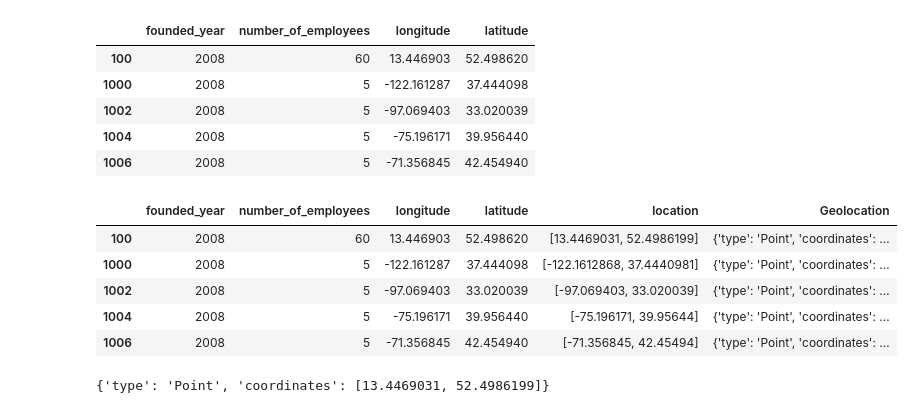
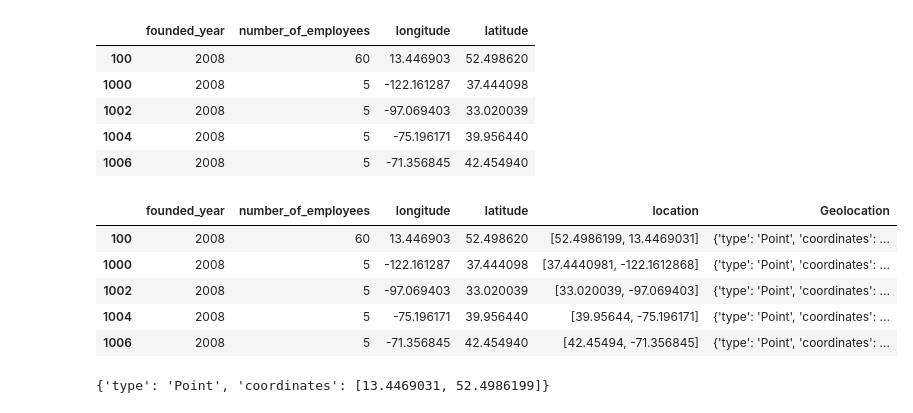
Before and after one commit to Viktor200606/datamex-0719, a Jupyter notebook: semana5/lab-geoloc/your-code/Q2.ipynb, the cells around one changed output. Saved outputs shown, nothing was run; the diff lists cells and outputs as text; code cells hidden in the pictures.

Commit message:
Terminado q2 startup en san francisco

```diff
--- a/semana5/lab-geoloc/your-code/Q2.ipynb
+++ b/semana5/lab-geoloc/your-code/Q2.ipynb
@@ -24,17 +25,17 @@ startups1.head()
 | 1004 | 2008 | 5 | -75.196171 | 39.956440 |
 | 1006 | 2008 | 5 | -71.356845 | 42.454940 |
 # %%
-startups1['location'] = startups1.apply(lambda x: [x.longitude, x.latitude], axis=1)
+startups1['location'] = startups1.apply(lambda x: [x.latitude, x.longitude], axis=1)
 startups1['Geolocation'] = startups1.apply(lambda x: { "type":"Point", "coordinates":[x.longitude, x.latitude]}, axis=1)
 
 startups1.head()
 # %% [output]
 |  | founded_year | number_of_employees | longitude | latitude | location | Geolocation |
-| 100 | 2008 | 60 | 13.446903 | 52.498620 | [13.4469031, 52.4986199] | {'type': 'Point', 'coordinates': ... |
-| 1000 | 2008 | 5 | -122.161287 | 37.444098 | [-122.1612868, 37.4440981] | {'type': 'Point', 'coordinates': ... |
-| 1002 | 2008 | 5 | -97.069403 | 33.020039 | [-97.069403, 33.020039] | {'type': 'Point', 'coordinates': ... |
-| 1004 | 2008 | 5 | -75.196171 | 39.956440 | [-75.196171, 39.95644] | {'type': 'Point', 'coordinates': ... |
-| 1006 | 2008 | 5 | -71.356845 | 42.454940 | [-71.356845, 42.45494] | {'type': 'Point', 'coordinates': ... |
+| 100 | 2008 | 60 | 13.446903 | 52.498620 | [52.4986199, 13.4469031] | {'type': 'Point', 'coordinates': ... |
+| 1000 | 2008 | 5 | -122.161287 | 37.444098 | [37.4440981, -122.1612868] | {'type': 'Point', 'coordinates': ... |
+| 1002 | 2008 | 5 | -97.069403 | 33.020039 | [33.020039, -97.069403] | {'type': 'Point', 'coordinates': ... |
+| 1004 | 2008 | 5 | -75.196171 | 39.956440 | [39.95644, -75.196171] | {'type': 'Point', 'coordinates': ... |
+| 1006 | 2008 | 5 | -71.356845 | 42.454940 | [42.45494, -71.356845] | {'type': 'Point', 'coordinates': ... |
 # %%
 startups1.Geolocation.iloc[0]
 # %% [output]
```
Also changed, not shown: parts of 5 cells of this notebook.
